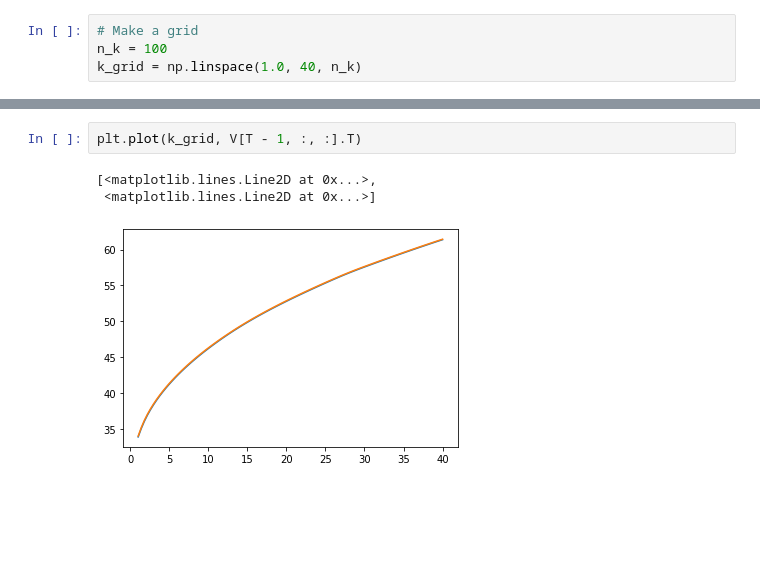
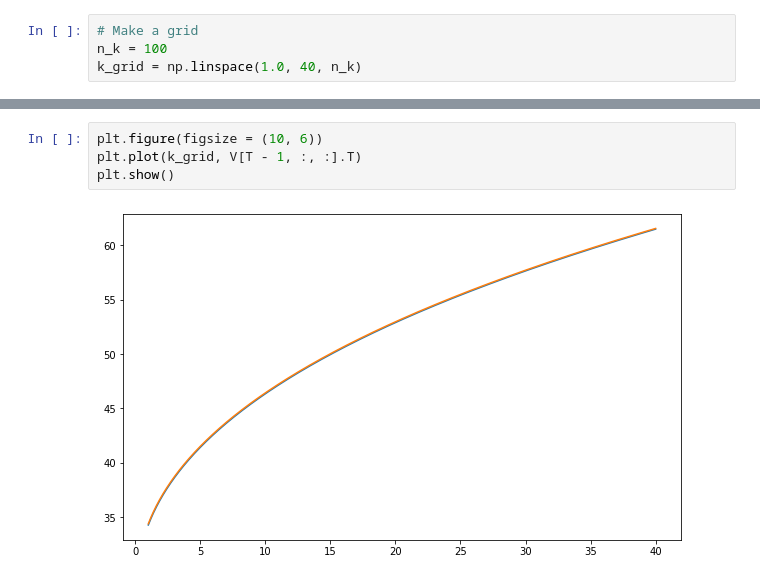
Before and after one commit to wupeifan/ECON_407_Fall2020, a Jupyter notebook: Notebooks/RBC_solve.ipynb, the cells around one changed output, grey strips where cells are left out. Saved outputs shown, nothing was run; the diff lists cells and outputs as text; blank space fills up the shorter version.

```diff
--- a/Notebooks/RBC_solve.ipynb
+++ b/Notebooks/RBC_solve.ipynb
@@ -70,6 +57,6 @@ for i in range(T - 1):
 # %%
+plt.figure(figsize = (10, 6))
 plt.plot(k_grid, V[T - 1, :, :].T)
+plt.show()
 # %% [output]
-[<matplotlib.lines.Line2D at 0x...>,
- <matplotlib.lines.Line2D at 0x...>]
-[figure, old version]
+[figure, new version]
```
Also changed, not shown: parts of 7 cells of this notebook.
